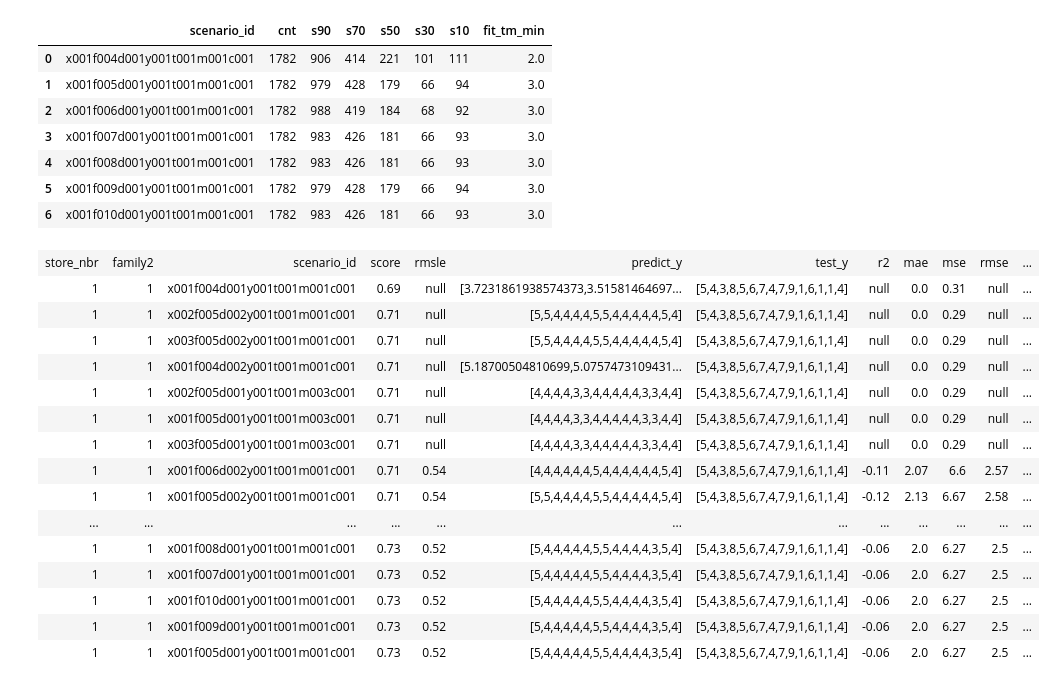
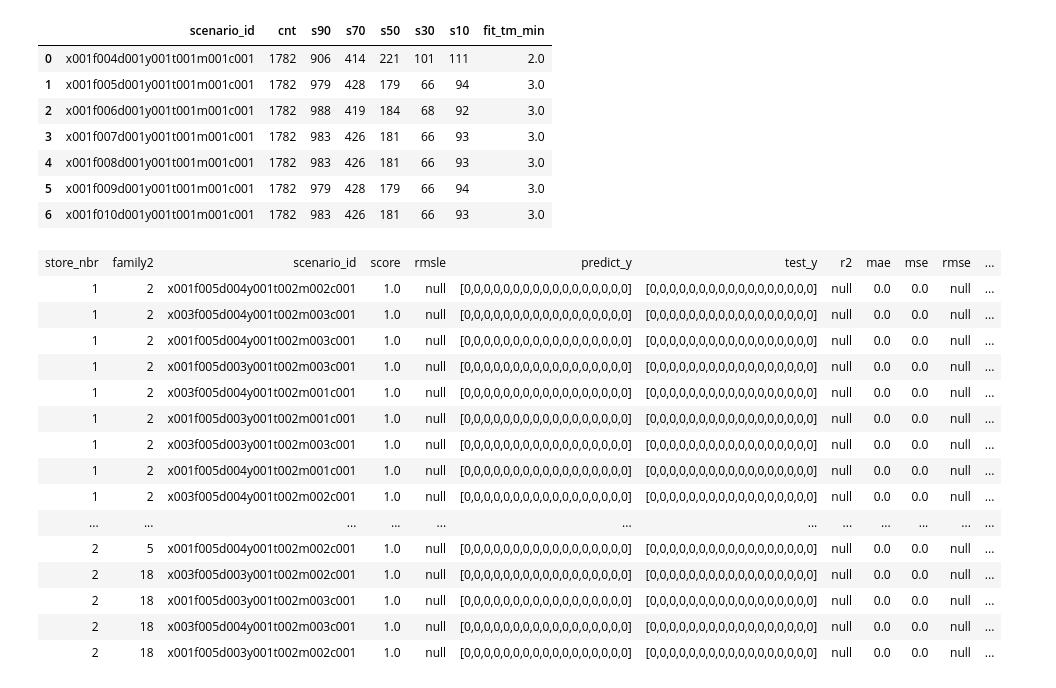
Before and after one commit to pmosoft/kaggle_store_sales, a Jupyter notebook: data-analysis/07_predict_anlysis.ipynb, the cells around one changed output. Saved outputs shown, nothing was run; the diff lists cells and outputs as text; code cells hidden in the pictures.

```diff
--- a/data-analysis/07_predict_anlysis.ipynb
+++ b/data-analysis/07_predict_anlysis.ipynb
@@ -96,34 +99,34 @@ pdf.head(20)
 # %%
 %%sparksql
 select store_nbr, family2, scenario_id,score,rmsle,predict_y,test_y,r2, mae,mse,rmse,msle
 from results
 where 1=1
---and scenario_id like'x001f008d001y001t001m001c001'
-and store_nbr = 1
-and family2 = 1
-and scenario_id like'%t001%'
+--and scenario_id like'x001f006d003y001t002m001c001'
+--and store_nbr = 1
+--and family2 = 1
+and scenario_id like'%t002%'
 --and family2 between 21 and 40
 --and r2 between 0.1 and 0.3
 --and rmsle between 0.3 and 0.5
-order by score, cast(store_nbr as int), cast(family2 as int), rmsle
+order by score desc, cast(store_nbr as int), cast(family2 as int), rmsle
 limit 70
 # %% [output]
 | store_nbr | family2 | scenario_id | score | rmsle | predict_y | test_y | r2 | mae | mse | rmse | ... |
-| 1 | 1 | x001f004d001y001t001m001c001 | 0.69 | null | [3.7231861938574373,3.51581464697... | [5,4,3,8,5,6,7,4,7,9,1,6,1,1,4] | null | 0.0 | 0.31 | null | ... |
-| 1 | 1 | x002f005d002y001t001m001c001 | 0.71 | null | [5,5,4,4,4,4,5,5,4,4,4,4,4,5,4] | [5,4,3,8,5,6,7,4,7,9,1,6,1,1,4] | null | 0.0 | 0.29 | null | ... |
-| 1 | 1 | x003f005d002y001t001m001c001 | 0.71 | null | [5,5,4,4,4,4,5,5,4,4,4,4,4,5,4] | [5,4,3,8,5,6,7,4,7,9,1,6,1,1,4] | null | 0.0 | 0.29 | null | ... |
-| 1 | 1 | x001f004d002y001t001m001c001 | 0.71 | null | [5.18700504810699,5.0757473109431... | [5,4,3,8,5,6,7,4,7,9,1,6,1,1,4] | null | 0.0 | 0.29 | null | ... |
-| 1 | 1 | x002f005d001y001t001m003c001 | 0.71 | null | [4,4,4,4,3,3,4,4,4,4,4,3,3,4,4] | [5,4,3,8,5,6,7,4,7,9,1,6,1,1,4] | null | 0.0 | 0.29 | null | ... |
-| 1 | 1 | x001f005d001y001t001m003c001 | 0.71 | null | [4,4,4,4,3,3,4,4,4,4,4,3,3,4,4] | [5,4,3,8,5,6,7,4,7,9,1,6,1,1,4] | null | 0.0 | 0.29 | null | ... |
-| 1 | 1 | x003f005d001y001t001m003c001 | 0.71 | null | [4,4,4,4,3,3,4,4,4,4,4,3,3,4,4] | [5,4,3,8,5,6,7,4,7,9,1,6,1,1,4] | null | 0.0 | 0.29 | null | ... |
-| 1 | 1 | x001f006d002y001t001m001c001 | 0.71 | 0.54 | [4,4,4,4,4,4,5,4,4,4,4,4,4,5,4] | [5,4,3,8,5,6,7,4,7,9,1,6,1,1,4] | -0.11 | 2.07 | 6.6 | 2.57 | ... |
-| 1 | 1 | x001f005d002y001t001m001c001 | 0.71 | 0.54 | [5,5,4,4,4,4,5,5,4,4,4,4,4,5,4] | [5,4,3,8,5,6,7,4,7,9,1,6,1,1,4] | -0.12 | 2.13 | 6.67 | 2.58 | ... |
+| 1 | 2 | x001f005d004y001t002m002c001 | 1.0 | null | [0,0,0,0,0,0,0,0,0,0,0,0,0,0,0,0,0] | [0,0,0,0,0,0,0,0,0,0,0,0,0,0,0,0,0] | null | 0.0 | 0.0 | null | ... |
+| 1 | 2 | x003f005d004y001t002m003c001 | 1.0 | null | [0,0,0,0,0,0,0,0,0,0,0,0,0,0,0,0,0] | [0,0,0,0,0,0,0,0,0,0,0,0,0,0,0,0,0] | null | 0.0 | 0.0 | null | ... |
+| 1 | 2 | x001f005d004y001t002m003c001 | 1.0 | null | [0,0,0,0,0,0,0,0,0,0,0,0,0,0,0,0,0] | [0,0,0,0,0,0,0,0,0,0,0,0,0,0,0,0,0] | null | 0.0 | 0.0 | null | ... |
+| 1 | 2 | x001f005d003y001t002m003c001 | 1.0 | null | [0,0,0,0,0,0,0,0,0,0,0,0,0,0,0,0,0] | [0,0,0,0,0,0,0,0,0,0,0,0,0,0,0,0,0] | null | 0.0 | 0.0 | null | ... |
+| 1 | 2 | x003f005d004y001t002m001c001 | 1.0 | null | [0,0,0,0,0,0,0,0,0,0,0,0,0,0,0,0,0] | [0,0,0,0,0,0,0,0,0,0,0,0,0,0,0,0,0] | null | 0.0 | 0.0 | null | ... |
+| 1 | 2 | x001f005d003y001t002m001c001 | 1.0 | null | [0,0,0,0,0,0,0,0,0,0,0,0,0,0,0,0,0] | [0,0,0,0,0,0,0,0,0,0,0,0,0,0,0,0,0] | null | 0.0 | 0.0 | null | ... |
+| 1 | 2 | x003f005d003y001t002m003c001 | 1.0 | null | [0,0,0,0,0,0,0,0,0,0,0,0,0,0,0,0,0] | [0,0,0,0,0,0,0,0,0,0,0,0,0,0,0,0,0] | null | 0.0 | 0.0 | null | ... |
+| 1 | 2 | x001f005d004y001t002m001c001 | 1.0 | null | [0,0,0,0,0,0,0,0,0,0,0,0,0,0,0,0,0] | [0,0,0,0,0,0,0,0,0,0,0,0,0,0,0,0,0] | null | 0.0 | 0.0 | null | ... |
+| 1 | 2 | x003f005d004y001t002m002c001 | 1.0 | null | [0,0,0,0,0,0,0,0,0,0,0,0,0,0,0,0,0] | [0,0,0,0,0,0,0,0,0,0,0,0,0,0,0,0,0] | null | 0.0 | 0.0 | null | ... |
 | ... | ... | ... | ... | ... | ... | ... | ... | ... | ... | ... | ... |
-| 1 | 1 | x001f008d001y001t001m001c001 | 0.73 | 0.52 | [5,4,4,4,4,4,5,5,4,4,4,4,3,5,4] | [5,4,3,8,5,6,7,4,7,9,1,6,1,1,4] | -0.06 | 2.0 | 6.27 | 2.5 | ... |
-| 1 | 1 | x001f007d001y001t001m001c001 | 0.73 | 0.52 | [5,4,4,4,4,4,5,5,4,4,4,4,3,5,4] | [5,4,3,8,5,6,7,4,7,9,1,6,1,1,4] | -0.06 | 2.0 | 6.27 | 2.5 | ... |
-| 1 | 1 | x001f010d001y001t001m001c001 | 0.73 | 0.52 | [5,4,4,4,4,4,5,5,4,4,4,4,3,5,4] | [5,4,3,8,5,6,7,4,7,9,1,6,1,1,4] | -0.06 | 2.0 | 6.27 | 2.5 | ... |
-| 1 | 1 | x001f009d001y001t001m001c001 | 0.73 | 0.52 | [5,4,4,4,4,4,5,5,4,4,4,4,3,5,4] | [5,4,3,8,5,6,7,4,7,9,1,6,1,1,4] | -0.06 | 2.0 | 6.27 | 2.5 | ... |
-| 1 | 1 | x001f005d001y001t001m001c001 | 0.73 | 0.52 | [5,4,4,4,4,4,5,5,4,4,4,4,3,5,4] | [5,4,3,8,5,6,7,4,7,9,1,6,1,1,4] | -0.06 | 2.0 | 6.27 | 2.5 | ... |
+| 2 | 5 | x001f005d004y001t002m002c001 | 1.0 | null | [0,0,0,0,0,0,0,0,0,0,0,0,0,0,0,0,0] | [0,0,0,0,0,0,0,0,0,0,0,0,0,0,0,0,0] | null | 0.0 | 0.0 | null | ... |
+| 2 | 18 | x003f005d003y001t002m002c001 | 1.0 | null | [0,0,0,0,0,0,0,0,0,0,0,0,0,0,0,0,0] | [0,0,0,0,0,0,0,0,0,0,0,0,0,0,0,0,0] | null | 0.0 | 0.0 | null | ... |
+| 2 | 18 | x001f005d003y001t002m003c001 | 1.0 | null | [0,0,0,0,0,0,0,0,0,0,0,0,0,0,0,0,0] | [0,0,0,0,0,0,0,0,0,0,0,0,0,0,0,0,0] | null | 0.0 | 0.0 | null | ... |
+| 2 | 18 | x003f005d004y001t002m003c001 | 1.0 | null | [0,0,0,0,0,0,0,0,0,0,0,0,0,0,0,0,0] | [0,0,0,0,0,0,0,0,0,0,0,0,0,0,0,0,0] | null | 0.0 | 0.0 | null | ... |
+| 2 | 18 | x001f005d003y001t002m002c001 | 1.0 | null | [0,0,0,0,0,0,0,0,0,0,0,0,0,0,0,0,0] | [0,0,0,0,0,0,0,0,0,0,0,0,0,0,0,0,0] | null | 0.0 | 0.0 | null | ... |
 # %%
 # df = spark.sql('''
 # with temp1 as (
```
Also changed, not shown: parts of 4 cells of this notebook, 5 other files.
